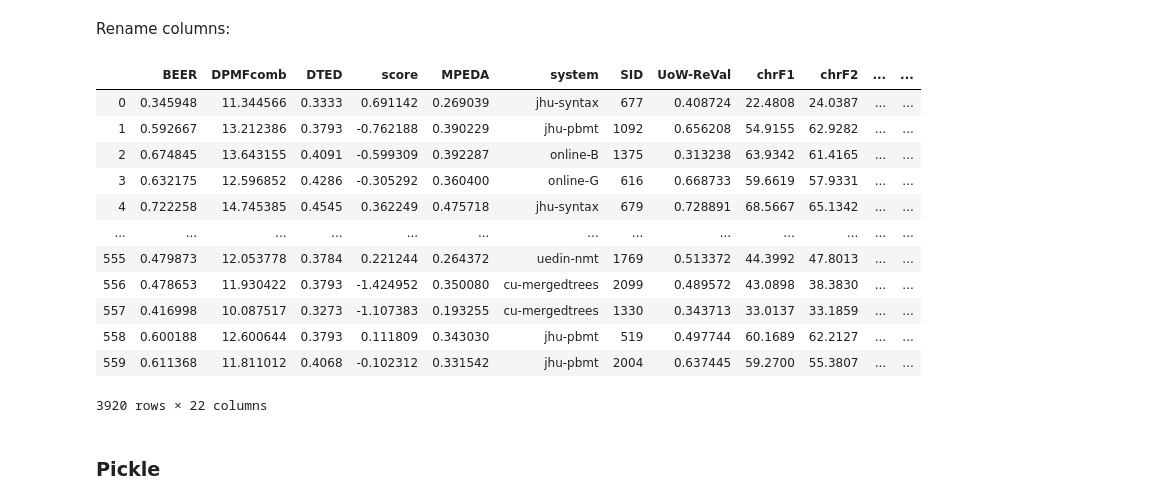
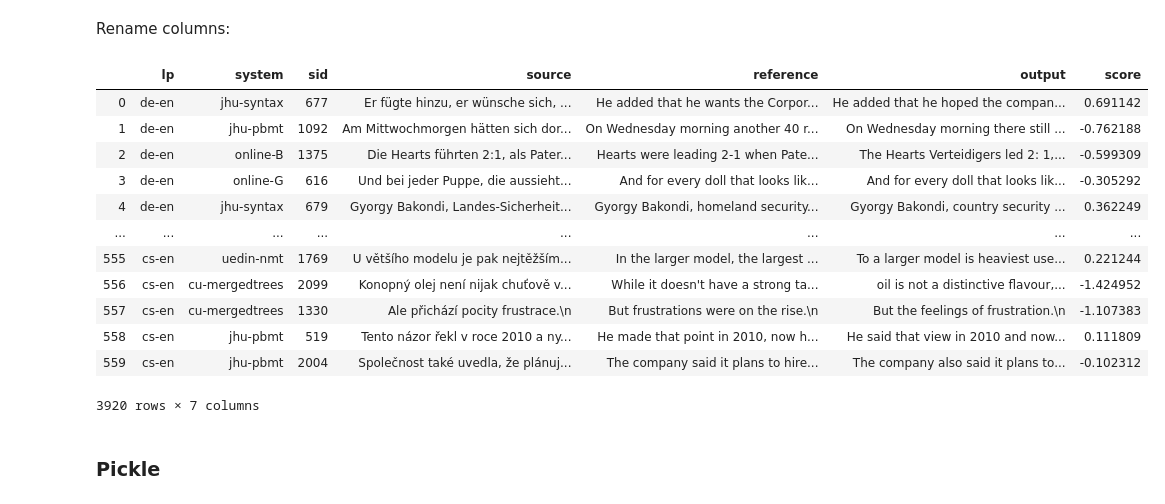
Before and after one commit to johntzwei/wmt16-19-metrics-shared-task, a Jupyter notebook: wmt16-data.ipynb, the cells around one changed output. Drawn from its saved outputs; the diff is of its cells as text; code cells hidden in the pictures.

```diff
--- a/wmt16-data.ipynb
+++ b/wmt16-data.ipynb
@@ -77,3 +63,6 @@ Rename columns:
 # %%
 replace = {'DA':'score', 'MT':'system', 'mtevalBLEU':'BLEU', 'mtevalNIST':'NIST', 'mosesCDER':'CDER', 'mosesPER':'PER', 'mosesWER':'WER'}
 sys_scores_da.columns = [ replace[i] if i in replace else i for i in sys_scores_da.columns ]
+
+sys_scores_da = sys_scores_da[['lp', 'system', 'BLEU', 'NIST', 'CDER', 'PER', 'WER', 'TER', 'score']]
+sys_scores_da
@@ -104,7 +98,7 @@ N = raw_seg_scores_da.groupby(['lp', 'SYS'], as_index=False).count()['N']
 raw_sys_scores_da = raw_seg_scores_da.groupby(['lp', 'SYS'], as_index=False).mean()
 raw_sys_scores_da['N'] = N
 
-raw_sys_scores_da.columns = ['lp', 'system', 'sid', 'raw_score', 'z_score', 'N', '5']
-raw_sys_scores_da = raw_sys_scores_da[['lp', 'system', 'raw_score', 'z_score', 'N']]
+raw_sys_scores_da.columns = ['lp', 'system', 'sid', 'raw_score', 'score', 'N', '5']
+raw_sys_scores_da = raw_sys_scores_da[['lp', 'system', 'raw_score', 'score', 'N']]
 raw_sys_scores_da
 # %% [output]
@@ -122,6 +116,6 @@ raw_sys_scores_da
 | 62 | tr-en | tbtk-syscomb | 49.565915 | -0.077495 | 1775 |
 63 rows × 5 columns
 # %%
-sys_scores_da = sys_scores_da.merge(raw_sys_scores_da[['lp','system','raw_score','z_score']])
-sys_scores_da[['lp','raw_score', 'z_score']].groupby('lp').corr('pearson')
+sys_scores_da = sys_scores_da.merge(raw_sys_scores_da[['lp','system','raw_score']])
+sys_scores_da[['lp','raw_score', 'score']].groupby('lp').corr('pearson')
 # %% [output]
@@ -326,24 +286,24 @@ seg_scores_da.groupby('lp').count()[['SID']]
 # %% [markdown]
 Rename columns:
 # %%
-replace = {'HUMAN.Z':'score', 'MT':'system'}
+replace = {'HUMAN.Z':'score', 'SID':'sid', 'MT':'system', 'mtevalBLEU':'BLEU', 'mtevalNIST':'NIST', 'mosesCDER':'CDER', 'mosesPER':'PER', 'mosesWER':'WER'}
 seg_scores_da.columns = [ replace[i] if i in replace else i for i in seg_scores_da.columns ]
-seg_scores_da = seg_scores_da.drop(columns=['TYPE'], axis=1)
+seg_scores_da = seg_scores_da[['lp', 'system', 'sid', 'source', 'reference', 'output', 'score']]
 seg_scores_da
 # %% [output]
-|  | BEER | DPMFcomb | DTED | score | MPEDA | system | SID | UoW-ReVal | chrF1 | chrF2 | ... | ... |
-| 0 | 0.345948 | 11.344566 | 0.3333 | 0.691142 | 0.269039 | jhu-syntax | 677 | 0.408724 | 22.4808 | 24.0387 | ... | ... |
-| 1 | 0.592667 | 13.212386 | 0.3793 | -0.762188 | 0.390229 | jhu-pbmt | 1092 | 0.656208 | 54.9155 | 62.9282 | ... | ... |
-| 2 | 0.674845 | 13.643155 | 0.4091 | -0.599309 | 0.392287 | online-B | 1375 | 0.313238 | 63.9342 | 61.4165 | ... | ... |
-| 3 | 0.632175 | 12.596852 | 0.4286 | -0.305292 | 0.360400 | online-G | 616 | 0.668733 | 59.6619 | 57.9331 | ... | ... |
-| 4 | 0.722258 | 14.745385 | 0.4545 | 0.362249 | 0.475718 | jhu-syntax | 679 | 0.728891 | 68.5667 | 65.1342 | ... | ... |
-| ... | ... | ... | ... | ... | ... | ... | ... | ... | ... | ... | ... | ... |
-| 555 | 0.479873 | 12.053778 | 0.3784 | 0.221244 | 0.264372 | uedin-nmt | 1769 | 0.513372 | 44.3992 | 47.8013 | ... | ... |
-| 556 | 0.478653 | 11.930422 | 0.3793 | -1.424952 | 0.350080 | cu-mergedtrees | 2099 | 0.489572 | 43.0898 | 38.3830 | ... | ... |
-| 557 | 0.416998 | 10.087517 | 0.3273 | -1.107383 | 0.193255 | cu-mergedtrees | 1330 | 0.343713 | 33.0137 | 33.1859 | ... | ... |
-| 558 | 0.600188 | 12.600644 | 0.3793 | 0.111809 | 0.343030 | jhu-pbmt | 519 | 0.497744 | 60.1689 | 62.2127 | ... | ... |
-| 559 | 0.611368 | 11.811012 | 0.4068 | -0.102312 | 0.331542 | jhu-pbmt | 2004 | 0.637445 | 59.2700 | 55.3807 | ... | ... |
+|  | lp | system | sid | source | reference | output | score |
+| 0 | de-en | jhu-syntax | 677 | Er fügte hinzu, er wünsche sich, ... | He added that he wants the Corpor... | He added that he hoped the compan... | 0.691142 |
+| 1 | de-en | jhu-pbmt | 1092 | Am Mittwochmorgen hätten sich dor... | On Wednesday morning another 40 r... | On Wednesday morning there still ... | -0.762188 |
+| 2 | de-en | online-B | 1375 | Die Hearts führten 2:1, als Pater... | Hearts were leading 2-1 when Pate... | The Hearts Verteidigers led 2: 1,... | -0.599309 |
+| 3 | de-en | online-G | 616 | Und bei jeder Puppe, die aussieht... | And for every doll that looks lik... | And for every doll that looks lik... | -0.305292 |
+| 4 | de-en | jhu-syntax | 679 | Gyorgy Bakondi, Landes-Sicherheit... | Gyorgy Bakondi, homeland security... | Gyorgy Bakondi, country security ... | 0.362249 |
+| ... | ... | ... | ... | ... | ... | ... | ... |
+| 555 | cs-en | uedin-nmt | 1769 | U většího modelu je pak nejtěžším... | In the larger model, the largest ... | To a larger model is heaviest use... | 0.221244 |
+| 556 | cs-en | cu-mergedtrees | 2099 | Konopný olej není nijak chuťově v... | While it doesn't have a strong ta... | oil is not a distinctive flavour,... | -1.424952 |
+| 557 | cs-en | cu-mergedtrees | 1330 | Ale přichází pocity frustrace.\n | But frustrations were on the rise.\n | But the feelings of frustration.\n | -1.107383 |
+| 558 | cs-en | jhu-pbmt | 519 | Tento názor řekl v roce 2010 a ny... | He made that point in 2010, now h... | He said that view in 2010 and now... | 0.111809 |
+| 559 | cs-en | jhu-pbmt | 2004 | Společnost také uvedla, že plánuj... | The company said it plans to hire... | The company also said it plans to... | -0.102312 |
-3920 rows × 22 columns
+3920 rows × 7 columns
 # %% [markdown]
 ### Pickle
 # %%
```
Also changed, not shown: parts of 10 cells of this notebook, 16 other files.
